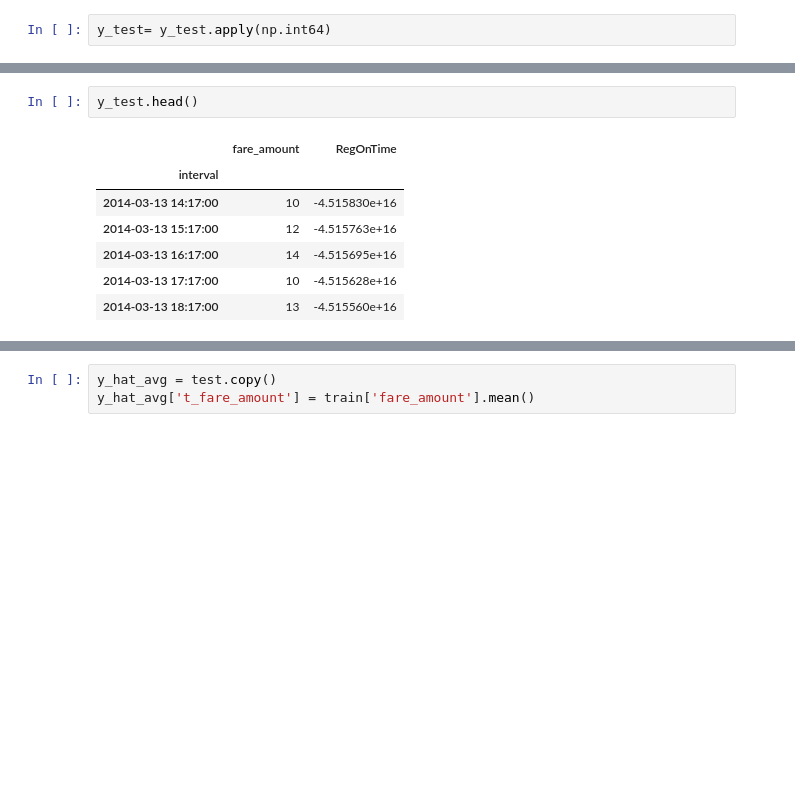
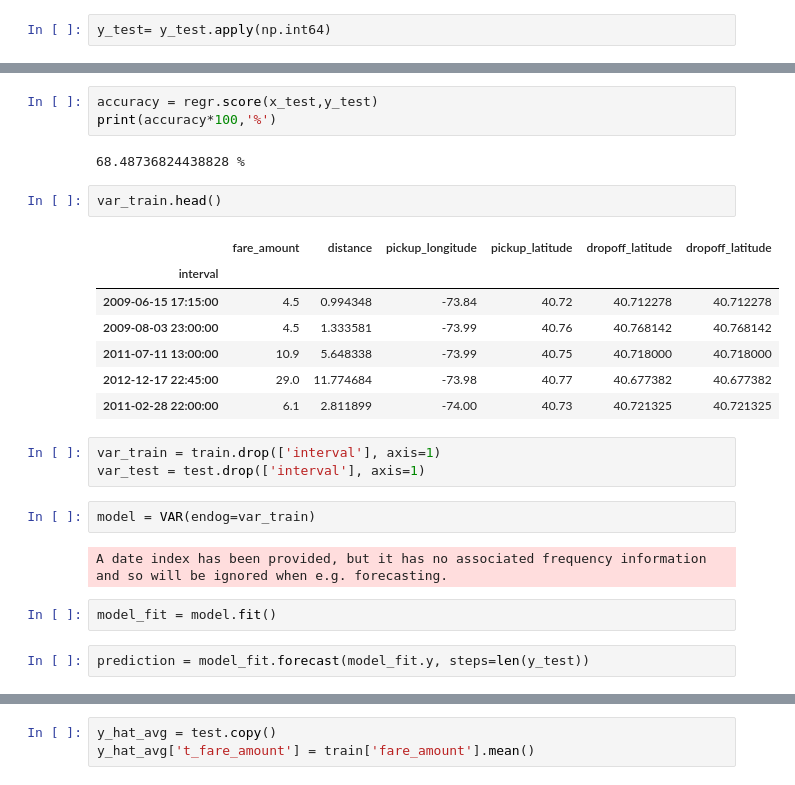
Before and after one commit to sreelakshminarayanan/nyctaxianalysis, a Jupyter notebook: taxiprediction.ipynb, the cells around one changed output, grey strips where cells are left out. Saved outputs shown, nothing was run; the diff lists cells and outputs as text; blank space fills up the shorter version.

```diff
--- a/taxiprediction.ipynb
+++ b/taxiprediction.ipynb
@@ -586,10 +698,26 @@ y_train.head()
+# %%
+accuracy = regr.score(x_test,y_test)
+print(accuracy*100,'%')
+# %% [output]
+68.48736824438828 %
 # %%
-y_test.head()
+var_train.head()
 # %% [output]
-|  | fare_amount | RegOnTime |
-| interval |  |  |
-| 2014-03-13 14:17:00 | 10 | -4.515830e+16 |
-| 2014-03-13 15:17:00 | 12 | -4.515763e+16 |
-| 2014-03-13 16:17:00 | 14 | -4.515695e+16 |
-| 2014-03-13 17:17:00 | 10 | -4.515628e+16 |
-| 2014-03-13 18:17:00 | 13 | -4.515560e+16 |
+|  | fare_amount | distance | pickup_longitude | pickup_latitude | dropoff_latitude | dropoff_latitude |
+| interval |  |  |  |  |  |  |
+| 2009-06-15 17:15:00 | 4.5 | 0.994348 | -73.84 | 40.72 | 40.712278 | 40.712278 |
+| 2009-08-03 23:00:00 | 4.5 | 1.333581 | -73.99 | 40.76 | 40.768142 | 40.768142 |
+| 2011-07-11 13:00:00 | 10.9 | 5.648338 | -73.99 | 40.75 | 40.718000 | 40.718000 |
+| 2012-12-17 22:45:00 | 29.0 | 11.774684 | -73.98 | 40.77 | 40.677382 | 40.677382 |
+| 2011-02-28 22:00:00 | 6.1 | 2.811899 | -74.00 | 40.73 | 40.721325 | 40.721325 |
+# %%
+var_train = train.drop(['interval'], axis=1)
+var_test = test.drop(['interval'], axis=1)
+# %%
+model = VAR(endog=var_train)
+# %% [output]
+A date index has been provided, but it has no associated frequency information and so will be ignored when e.g. forecasting.
+# %%
+model_fit = model.fit()
+# %%
+prediction = model_fit.forecast(model_fit.y, steps=len(y_test))
```
Also changed, not shown: parts of 42 cells of this notebook.
